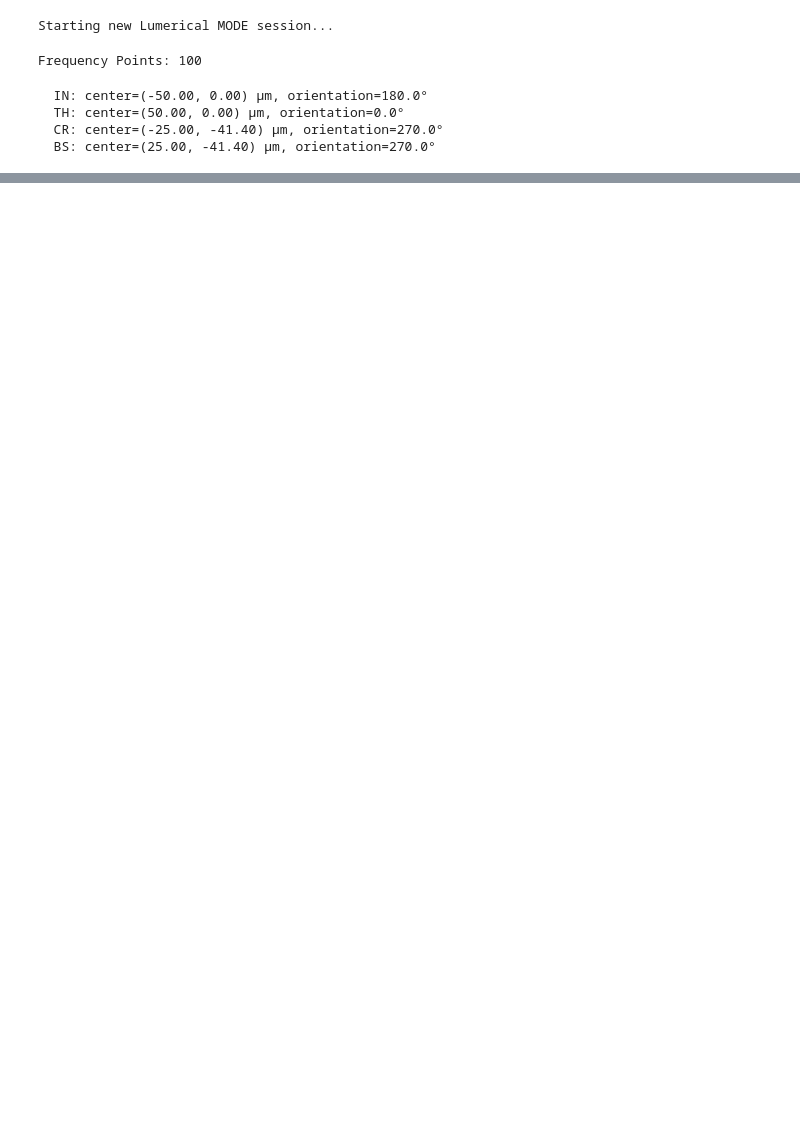
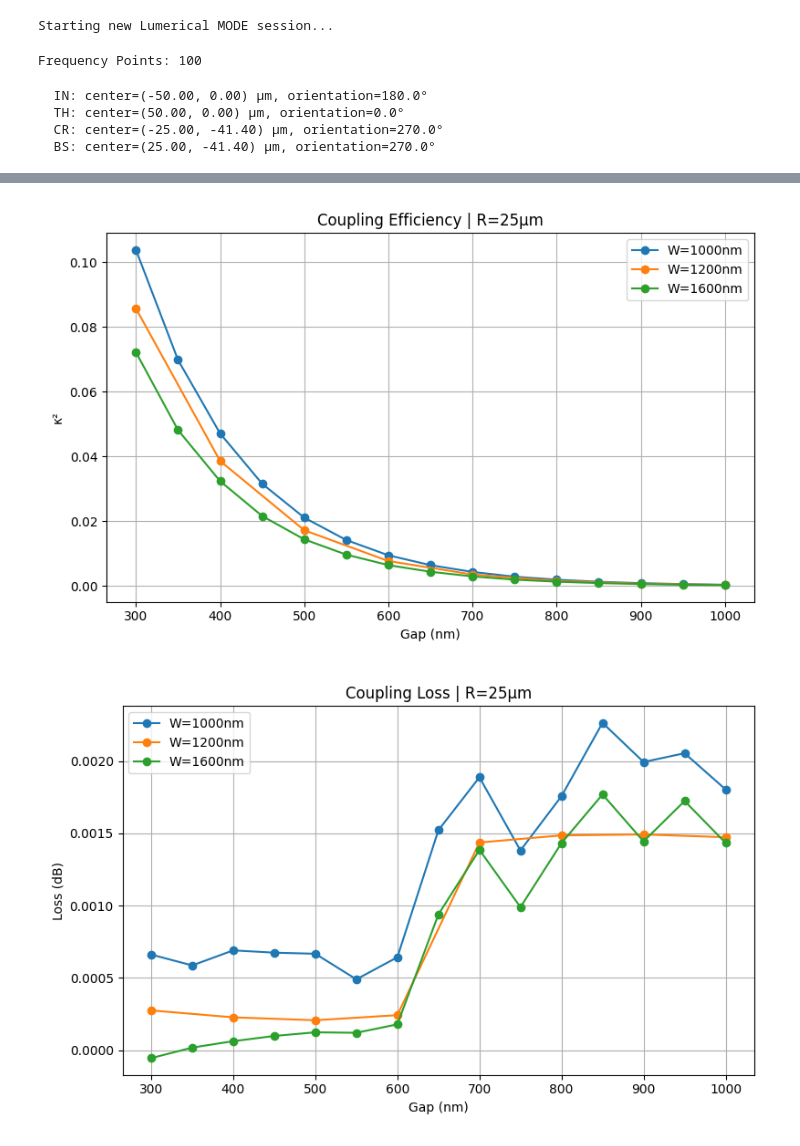
Before and after one commit to ankit-bm/Lumerical_scripts_Ligentec_NU_1, a Jupyter notebook: directional_coupler/DirectionalCoupler_HalfRing_Kappa_Square_Multi_param_sweep.ipynb, the cells around one changed output, grey strips where cells are left out. Cells and saved outputs as stored; diff of their text form; code cells hidden in the pictures; blank space fills up the shorter version.

Commit message:
HalfRing: Plotting updated

```diff
--- a/directional_coupler/DirectionalCoupler_HalfRing_Kappa_Square_Multi_param_sweep.ipynb
+++ b/directional_coupler/DirectionalCoupler_HalfRing_Kappa_Square_Multi_param_sweep.ipynb
@@ -31,7 +31,7 @@ WORKDIR   = Path().resolve()        # D:\...\scripts\directional_coupler
 REPO_ROOT = WORKDIR.parents[1]     # D:\Ligentic_NU_1_TapeOut_April2026
 os.chdir(WORKDIR)
 
-data_save_dir = REPO_ROOT / "results_data" / "Data_directional_coupler"
+data_save_dir = REPO_ROOT / "results_data" / "Data_directional_coupler_HalfRing"
 data_save_dir.mkdir(parents=True, exist_ok=True)
 
 print("Working dir :", WORKDIR)
@@ -95,8 +95,8 @@ WgWidthIO         = 1.0E-6
 
 Widths          = np.array([1200])* 1E-9
 ArcRadii        = np.array([25])* 1E-6
-# Gaps            = np.array(np.arange(300,1010,50))*1E-9
-Gaps            = np.array([300])*1E-9
+Gaps            = np.array(np.arange(300,1010,100))*1E-9
+# Gaps            = np.array([300])*1E-9
 # %% [output]
 Frequency Points: 100
 # %%
@@ -346,18 +346,21 @@ for ArcRadius in tqdm(ArcRadii, desc="ArcRadius sweep", unit="R"):
                     try:
                         x = E_field['x'].flatten() * 1e6
                         y = E_field['y'].flatten() * 1e6
+                        E_int = np.abs(E_field['E'][:, :, 0, idx_1550_E, 1]).T**2
+                        E_dB  = 10 * np.log10(E_int / E_int.max() + 1e-20)
                         plt.figure(figsize=(6, 4))
-                        plt.imshow(np.abs(E_field['E'][:, :, 0, idx_1550_E, 1]).T**2,
+                        plt.imshow(E_dB,
                                 aspect='auto', cmap='hot', origin='lower',
-                                extent=[x.min(), x.max(), y.min(), y.max()])
+                                extent=[x.min(), x.max(), y.min(), y.max()],
+                                vmin=-40, vmax=0)
                         plt.xlabel('x (µm)')
                         plt.ylabel('y (µm)')
-                        plt.colorbar(label='|Ey|²')
+                        plt.colorbar(label='|Ey|² (dB)')
                         plt.title(f'Field Profile at 1550nm | {tag}')
                         plt.savefig(fig_path, dpi=150, bbox_inches='tight')
                         plt.close('all')
                     except Exception as e:
-                        tqdm.write(f"  E-field save failed: {e}")
+                        print(f"  E-field save failed: {e}")
                         plt.close('all')
 
                     #------------------------------------------------------------
@@ -436,0 +466,40 @@ Master CSV saved to D:\Ankit_data\results_data\Data_directional_coupler\HalfRing
+# %%
+import glob
+
+csvs = sorted(data_save_dir.glob("HalfRing_Kappa2_vs_gap_n1.97_R25_W*.csv"))
+df = pd.concat([pd.read_csv(f) for f in csvs], ignore_index=True)
+
+# Kappa² plot
+plt.figure(figsize=(8, 5))
+for (R, W), sub in df.groupby(["R", "W"]):
+    sub = sub.sort_values("G")
+    plt.plot(sub["G"], sub["Kappa_sq"], '-o', linewidth=1.5, label=f'W={W:.0f}nm')
+plt.xlabel('Gap (nm)')
+plt.ylabel('κ²')
+plt.title(f'Coupling Efficiency | R={R:.0f}µm')
+plt.legend()
+plt.grid()
+plt.tight_layout()
+plt.savefig(data_save_dir / f"Kx_vs_gap_R{R:.0f}um_all_widths.png", dpi=150, bbox_inches='tight')
+mplcursors.cursor(hover=True)
+disconnect_zoom = zoom_factory(plt.gca())
+plt.show()
+
+# Loss plot
+plt.figure(figsize=(8, 5))
+for (R, W), sub in df.groupby(["R", "W"]):
+    sub = sub.sort_values("G")
+    plt.plot(sub["G"], sub["Loss"], '-o', linewidth=1.5, label=f'W={W:.0f}nm')
+plt.xlabel('Gap (nm)')
+plt.ylabel('Loss (dB)')
+plt.title(f'Coupling Loss | R={R:.0f}µm')
+plt.legend()
+plt.grid()
+plt.tight_layout()
+plt.savefig(data_save_dir / f"Loss_vs_gap_R{R:.0f}um_all_widths.png", dpi=150, bbox_inches='tight')
+mplcursors.cursor(hover=True)
+disconnect_zoom = zoom_factory(plt.gca())
+plt.show()
+# %% [output]
+[figure, added]
+[figure, added]
```
Also changed, not shown: parts of 3 cells of this notebook.
